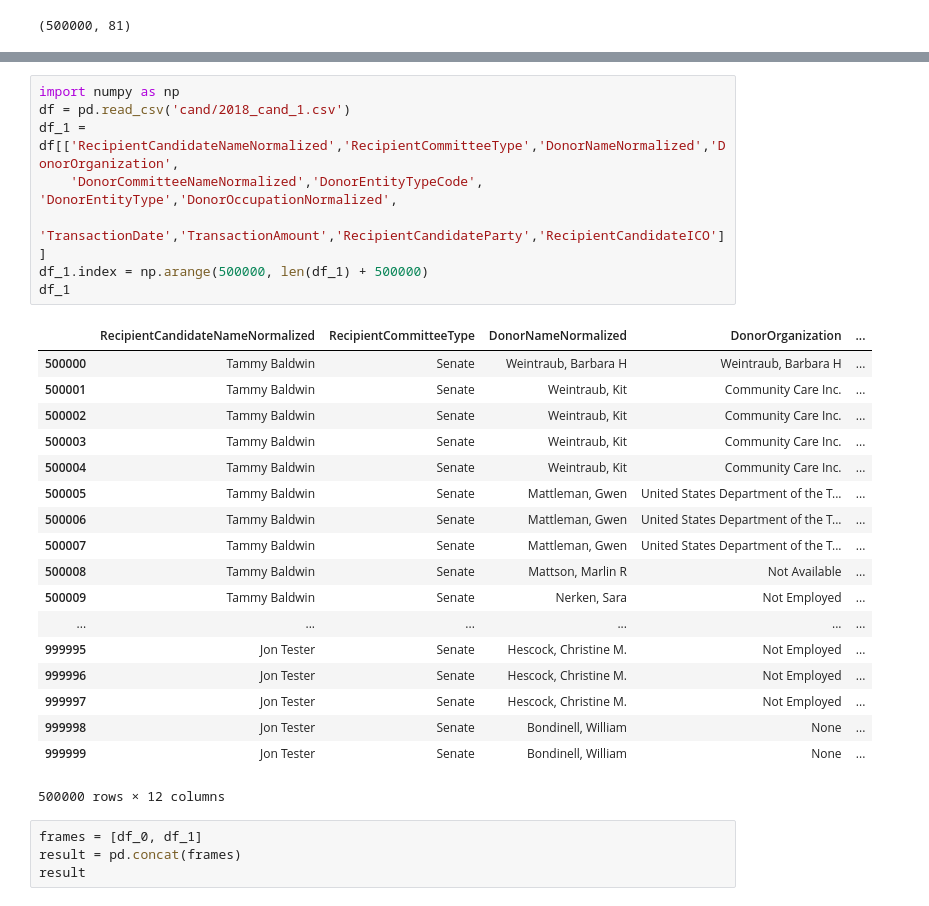
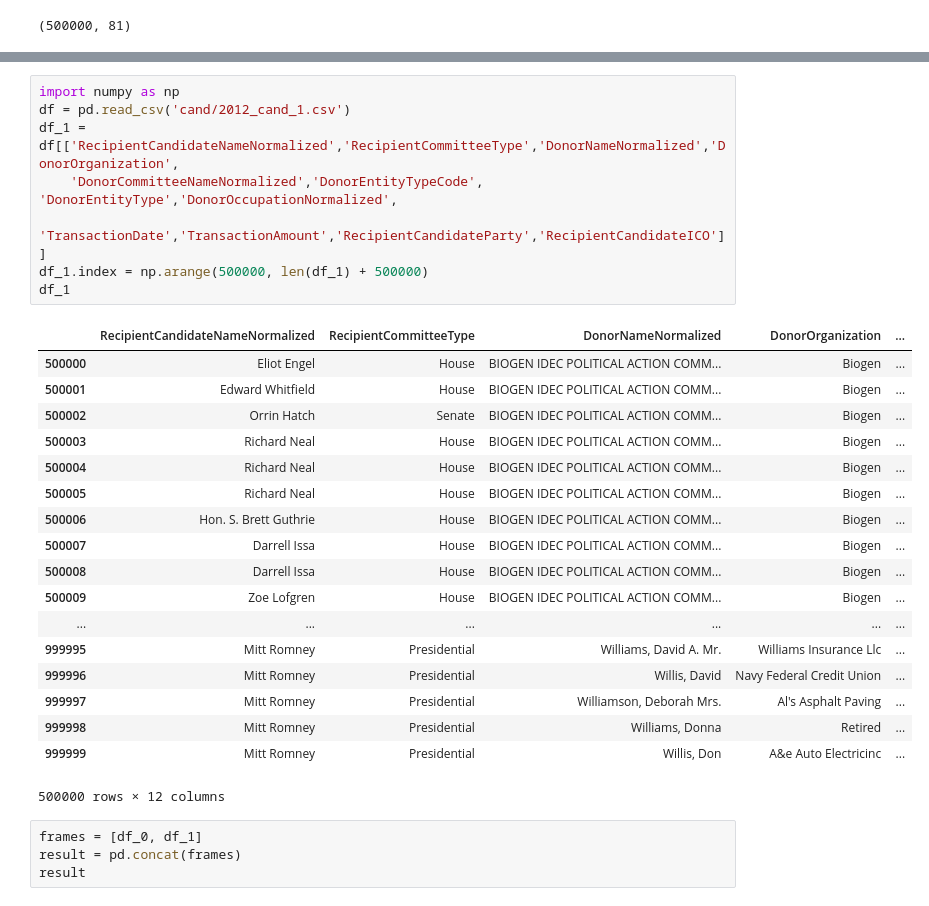
Before and after one commit to jriseman/MapLight, a Jupyter notebook: EDA_initial_aggregation.ipynb, the cells around one changed output, grey strips where cells are left out. Cells and saved outputs as stored; diff of their text form.

```diff
--- a/EDA_initial_aggregation.ipynb
+++ b/EDA_initial_aggregation.ipynb
@@ -65,30 +126,30 @@ df_0
 500000 rows × 12 columns
 # %%
 import numpy as np
-df = pd.read_csv('cand/2018_cand_1.csv')
+df = pd.read_csv('cand/2012_cand_1.csv')
 df_1 = df[['RecipientCandidateNameNormalized','RecipientCommitteeType','DonorNameNormalized','DonorOrganization',
     'DonorCommitteeNameNormalized','DonorEntityTypeCode', 'DonorEntityType','DonorOccupationNormalized',
     'TransactionDate','TransactionAmount','RecipientCandidateParty','RecipientCandidateICO']]
 df_1.index = np.arange(500000, len(df_1) + 500000)
 df_1
 # %% [output]
 |  | RecipientCandidateNameNormalized | RecipientCommitteeType | DonorNameNormalized | DonorOrganization | ... |
-| 500000 | Tammy Baldwin | Senate | Weintraub, Barbara H | Weintraub, Barbara H | ... |
-| 500001 | Tammy Baldwin | Senate | Weintraub, Kit | Community Care Inc. | ... |
-| 500002 | Tammy Baldwin | Senate | Weintraub, Kit | Community Care Inc. | ... |
-| 500003 | Tammy Baldwin | Senate | Weintraub, Kit | Community Care Inc. | ... |
-| 500004 | Tammy Baldwin | Senate | Weintraub, Kit | Community Care Inc. | ... |
-| 500005 | Tammy Baldwin | Senate | Mattleman, Gwen | United States Department of the T... | ... |
-| 500006 | Tammy Baldwin | Senate | Mattleman, Gwen | United States Department of the T... | ... |
-| 500007 | Tammy Baldwin | Senate | Mattleman, Gwen | United States Department of the T... | ... |
-| 500008 | Tammy Baldwin | Senate | Mattson, Marlin R | Not Available | ... |
-| 500009 | Tammy Baldwin | Senate | Nerken, Sara | Not Employed | ... |
+| 500000 | Eliot Engel | House | BIOGEN IDEC POLITICAL ACTION COMM... | Biogen | ... |
+| 500001 | Edward Whitfield | House | BIOGEN IDEC POLITICAL ACTION COMM... | Biogen | ... |
+| 500002 | Orrin Hatch | Senate | BIOGEN IDEC POLITICAL ACTION COMM... | Biogen | ... |
+| 500003 | Richard Neal | House | BIOGEN IDEC POLITICAL ACTION COMM... | Biogen | ... |
+| 500004 | Richard Neal | House | BIOGEN IDEC POLITICAL ACTION COMM... | Biogen | ... |
+| 500005 | Richard Neal | House | BIOGEN IDEC POLITICAL ACTION COMM... | Biogen | ... |
+| 500006 | Hon. S. Brett Guthrie | House | BIOGEN IDEC POLITICAL ACTION COMM... | Biogen | ... |
+| 500007 | Darrell Issa | House | BIOGEN IDEC POLITICAL ACTION COMM... | Biogen | ... |
+| 500008 | Darrell Issa | House | BIOGEN IDEC POLITICAL ACTION COMM... | Biogen | ... |
+| 500009 | Zoe Lofgren | House | BIOGEN IDEC POLITICAL ACTION COMM... | Biogen | ... |
 | ... | ... | ... | ... | ... | ... |
-| 999995 | Jon Tester | Senate | Hescock, Christine M. | Not Employed | ... |
-| 999996 | Jon Tester | Senate | Hescock, Christine M. | Not Employed | ... |
-| 999997 | Jon Tester | Senate | Hescock, Christine M. | Not Employed | ... |
-| 999998 | Jon Tester | Senate | Bondinell, William | None | ... |
-| 999999 | Jon Tester | Senate | Bondinell, William | None | ... |
+| 999995 | Mitt Romney | Presidential | Williams, David A. Mr. | Williams Insurance Llc | ... |
+| 999996 | Mitt Romney | Presidential | Willis, David | Navy Federal Credit Union | ... |
+| 999997 | Mitt Romney | Presidential | Williamson, Deborah Mrs. | Al's Asphalt Paving | ... |
+| 999998 | Mitt Romney | Presidential | Williams, Donna | Retired | ... |
+| 999999 | Mitt Romney | Presidential | Willis, Don | A&e Auto Electricinc | ... |
 500000 rows × 12 columns
 # %%
 frames = [df_0, df_1]
```
Also changed, not shown: parts of 27 cells of this notebook, 6 other files.
